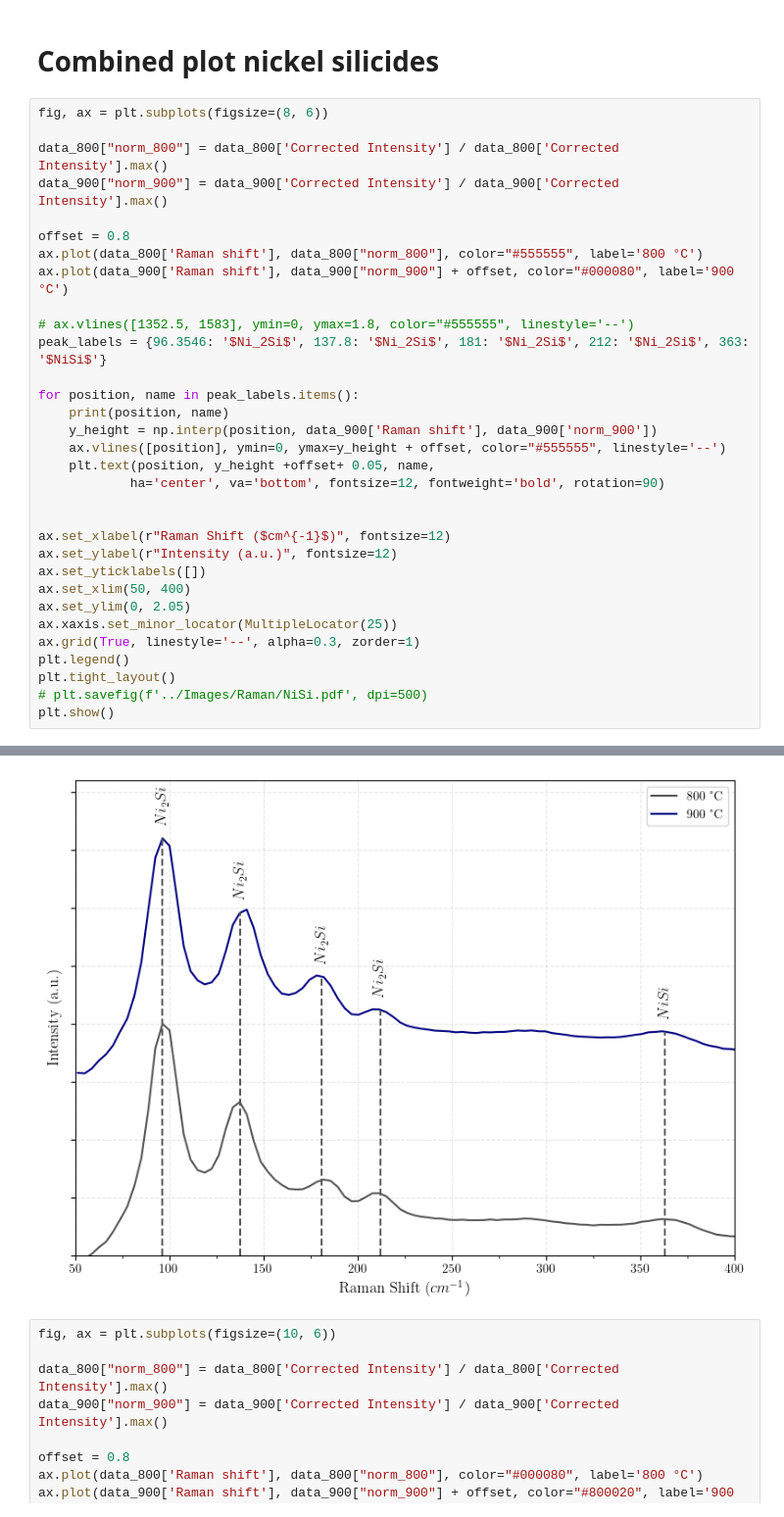
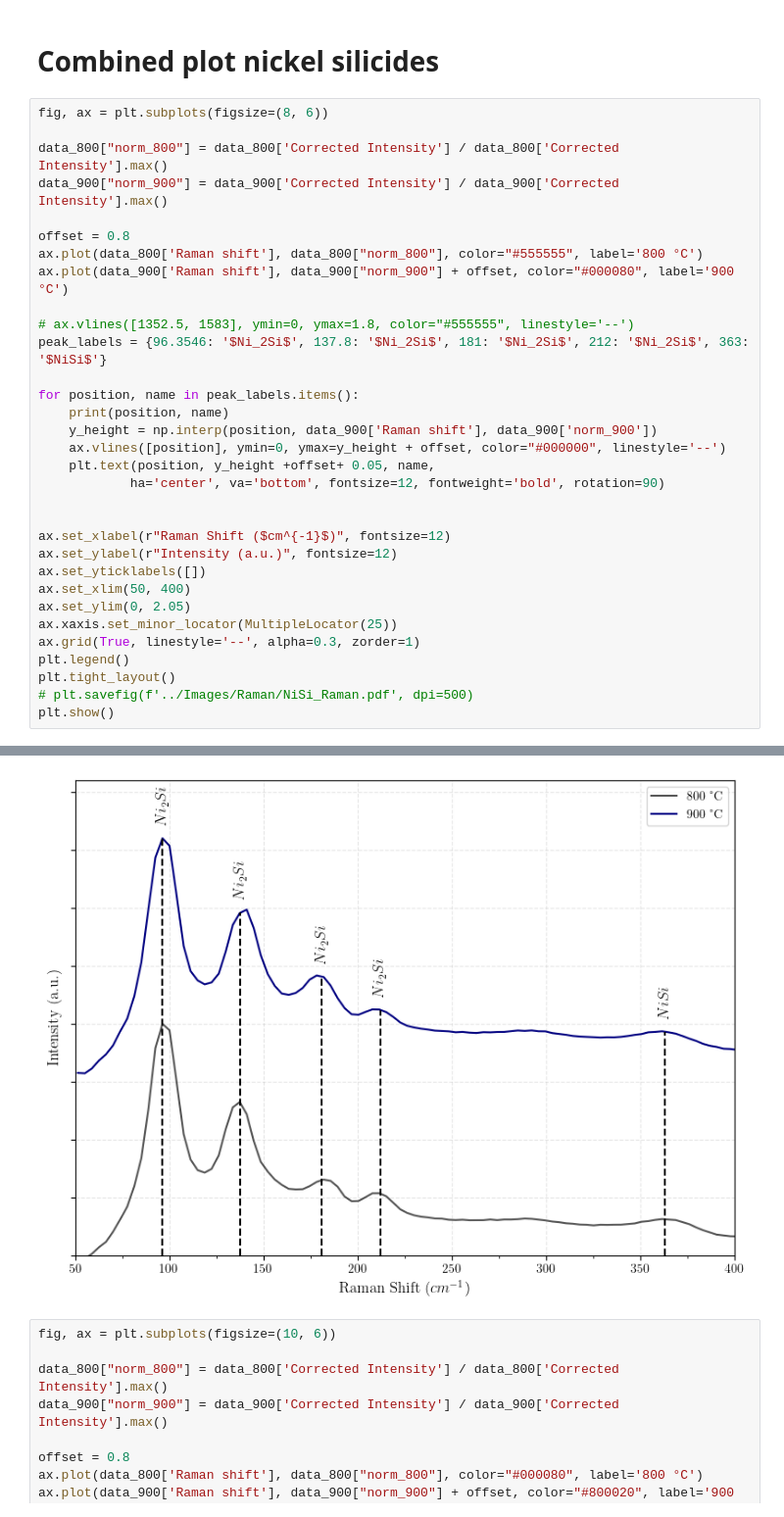
Before and after one commit to XXLutz13/Master_data, a Jupyter notebook: Raman/plotting_fit.ipynb, the cells around one changed output, grey strips where cells are left out. Shown at 98% size. Drawn from its saved outputs; the diff is of its cells as text.

Commit message:
lebles in raman

```diff
--- a/Raman/plotting_fit.ipynb
+++ b/Raman/plotting_fit.ipynb
@@ -226,36 +226,36 @@ data_900["norm_900"] = data_900['Corrected Intensity'] / data_900['Corrected Int
 offset = 0.8
 ax.plot(data_800['Raman shift'], data_800["norm_800"], color="#555555", label='800 °C')
 ax.plot(data_900['Raman shift'], data_900["norm_900"] + offset, color="#000080", label='900 °C')
 
 # ax.vlines([1352.5, 1583], ymin=0, ymax=1.8, color="#555555", linestyle='--')
 peak_labels = {96.3546: '$Ni_2Si$', 137.8: '$Ni_2Si$', 181: '$Ni_2Si$', 212: '$Ni_2Si$', 363: '$NiSi$'}
 
 for position, name in peak_labels.items():
     print(position, name)
     y_height = np.interp(position, data_900['Raman shift'], data_900['norm_900'])
-    ax.vlines([position], ymin=0, ymax=y_height + offset, color="#555555", linestyle='--')
+    ax.vlines([position], ymin=0, ymax=y_height + offset, color="#000000", linestyle='--')
     plt.text(position, y_height +offset+ 0.05, name,
             ha='center', va='bottom', fontsize=12, fontweight='bold', rotation=90)
 
 
 ax.set_xlabel(r"Raman Shift ($cm^{-1}$)", fontsize=12)
 ax.set_ylabel(r"Intensity (a.u.)", fontsize=12)
 ax.set_yticklabels([])
 ax.set_xlim(50, 400)
 ax.set_ylim(0, 2.05)
 ax.xaxis.set_minor_locator(MultipleLocator(25))
 ax.grid(True, linestyle='--', alpha=0.3, zorder=1)
 plt.legend()
 plt.tight_layout()
-# plt.savefig(f'../Images/Raman/NiSi.pdf', dpi=500)
+# plt.savefig(f'../Images/Raman/NiSi_Raman.pdf', dpi=500)
 plt.show()
 # %% [output]
 96.3546 $Ni_2Si$
 137.8 $Ni_2Si$
 181 $Ni_2Si$
 212 $Ni_2Si$
 363 $NiSi$
-[figure, old version]
+[figure, new version]
 # %%
 fig, ax = plt.subplots(figsize=(10, 6))
 
```
Also changed, not shown: parts of 2 cells of this notebook, 3 other files.
